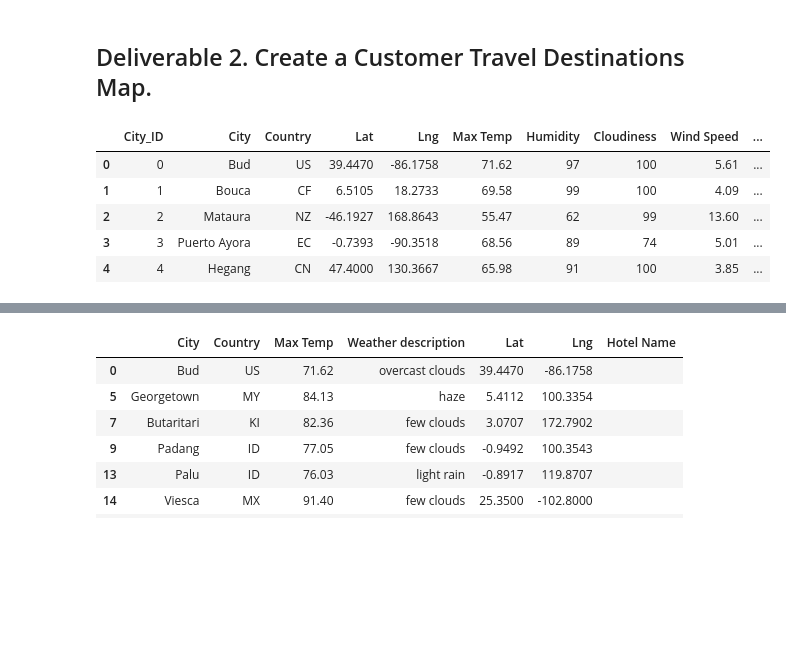
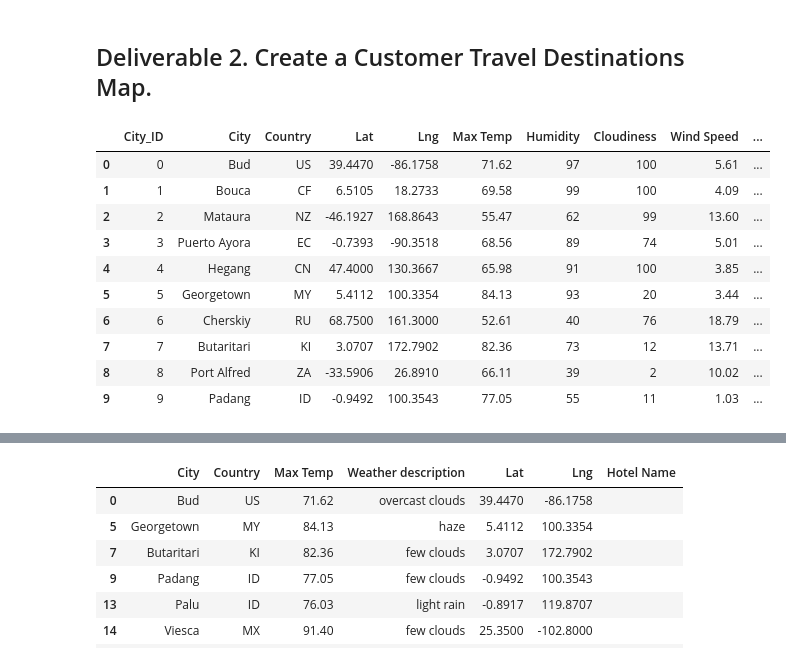
Before and after one commit to KMontero606/World_Weather_Analysis, a Jupyter notebook: Vacation_Search/Vacation_Search.ipynb, the cells around one changed output, grey strips where cells are left out. Saved outputs shown, nothing was run; the diff lists cells and outputs as text; code cells hidden in the pictures; blank space fills up the shorter version.

```diff
--- a/Vacation_Search/Vacation_Search.ipynb
+++ b/Vacation_Search/Vacation_Search.ipynb
@@ -14,14 +15,19 @@ gmaps.configure(api_key=g_key)
 # %%
 # 1. Import the WeatherPy_database.csv file.
 city_data_df = pd.read_csv("Weather_Database\WeatherPy_Database.csv")
-city_data_df.head()
+city_data_df.head(10)
 # %% [output]
 |  | City_ID | City | Country | Lat | Lng | Max Temp | Humidity | Cloudiness | Wind Speed | ... |
 | 0 | 0 | Bud | US | 39.4470 | -86.1758 | 71.62 | 97 | 100 | 5.61 | ... |
 | 1 | 1 | Bouca | CF | 6.5105 | 18.2733 | 69.58 | 99 | 100 | 4.09 | ... |
 | 2 | 2 | Mataura | NZ | -46.1927 | 168.8643 | 55.47 | 62 | 99 | 13.60 | ... |
 | 3 | 3 | Puerto Ayora | EC | -0.7393 | -90.3518 | 68.56 | 89 | 74 | 5.01 | ... |
 | 4 | 4 | Hegang | CN | 47.4000 | 130.3667 | 65.98 | 91 | 100 | 3.85 | ... |
+| 5 | 5 | Georgetown | MY | 5.4112 | 100.3354 | 84.13 | 93 | 20 | 3.44 | ... |
+| 6 | 6 | Cherskiy | RU | 68.7500 | 161.3000 | 52.61 | 40 | 76 | 18.79 | ... |
+| 7 | 7 | Butaritari | KI | 3.0707 | 172.7902 | 82.36 | 73 | 12 | 13.71 | ... |
+| 8 | 8 | Port Alfred | ZA | -33.5906 | 26.8910 | 66.11 | 39 | 2 | 10.02 | ... |
+| 9 | 9 | Padang | ID | -0.9492 | 100.3543 | 77.05 | 55 | 11 | 1.03 | ... |
 # %%
 # 2. Prompt the user to enter minimum and maximum temperature criteria
 min_temp = float(input("What is the minimum temperature you would like for your trip?"))
```
Also changed, not shown: parts of 7 cells of this notebook, 3 other files.
